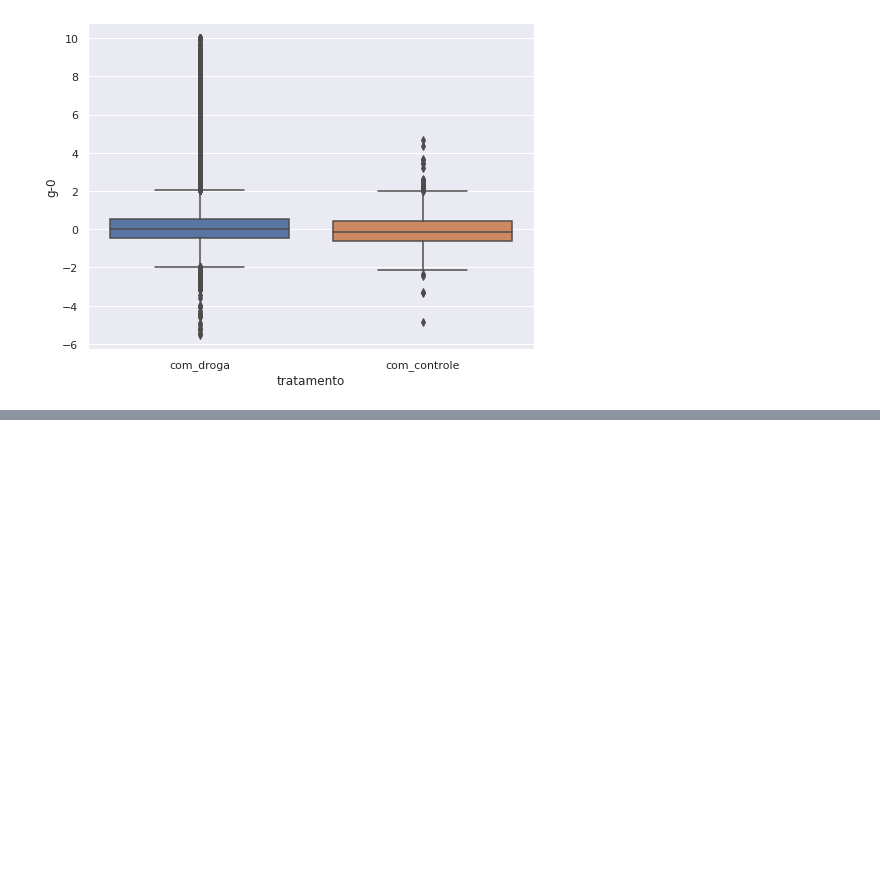
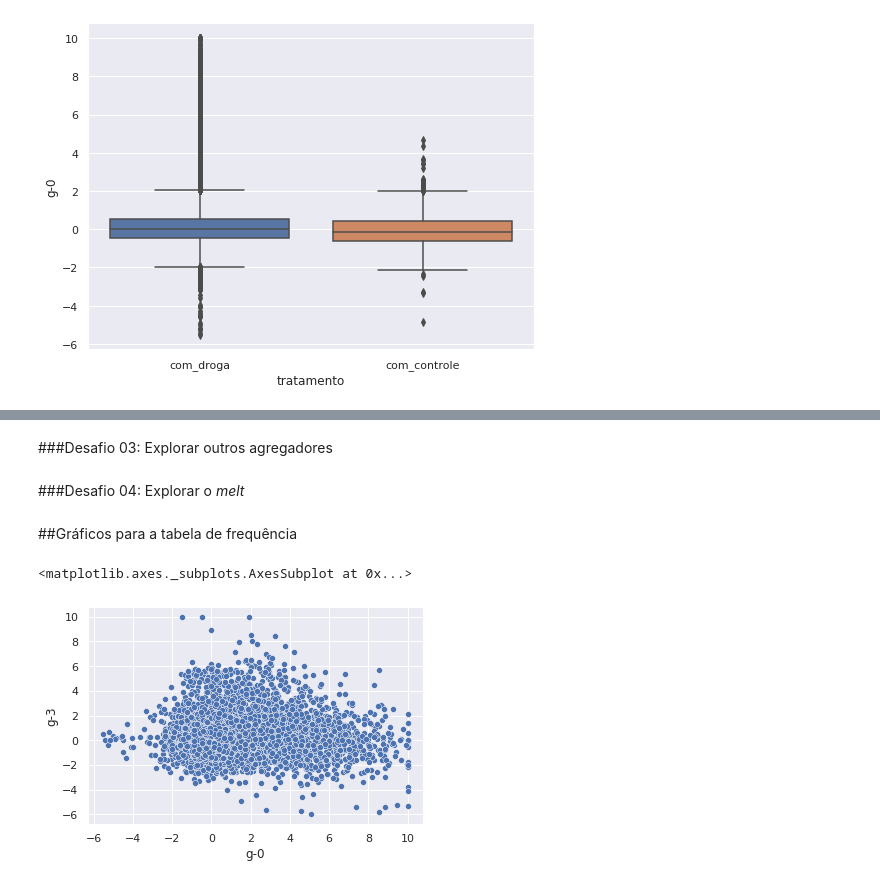
Before and after one commit to joaopasantos/imersao-dados3, a Jupyter notebook: imersaodados_03.ipynb, the cells around one changed output, grey strips where cells are left out. Drawn from its saved outputs; the diff is of its cells as text; code cells hidden in the pictures; blank space fills up the shorter version.

```diff
--- a/imersaodados_03.ipynb
+++ b/imersaodados_03.ipynb
@@ -601,0 +675,11 @@ dados.loc[:, 'g-0':'g-771'].describe().T.head()
+# %% [markdown]
+###Desafio 03: Explorar outros agregadores
+# %% [markdown]
+###Desafio 04: Explorar o *melt*
+# %% [markdown]
+##Gráficos para a tabela de frequência
+# %%
+sns.scatterplot(x = 'g-0', y = 'g-3', data = dados)
+# %% [output]
+<matplotlib.axes._subplots.AxesSubplot at 0x...>
+[figure, added]
```
Also changed, not shown: parts of 56 cells of this notebook.
